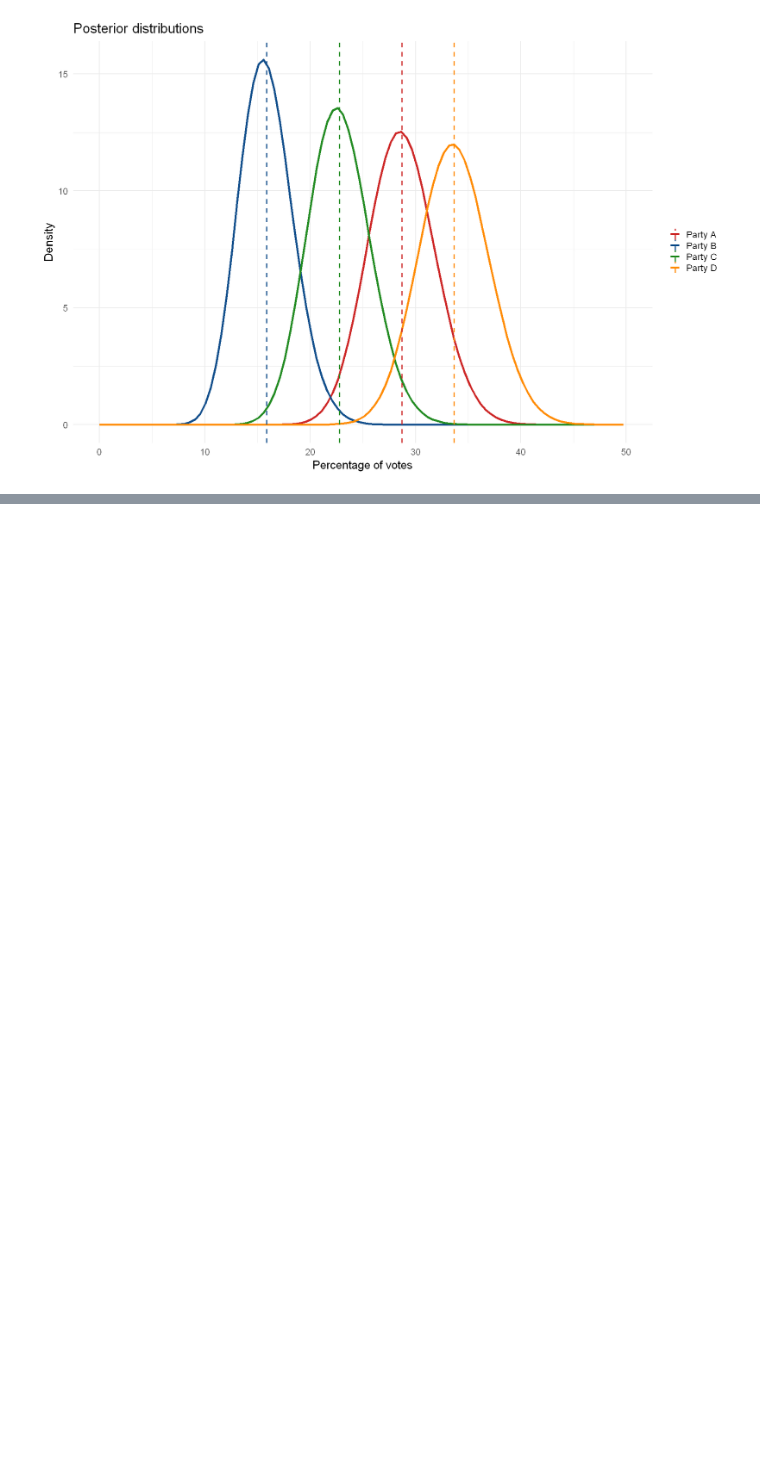
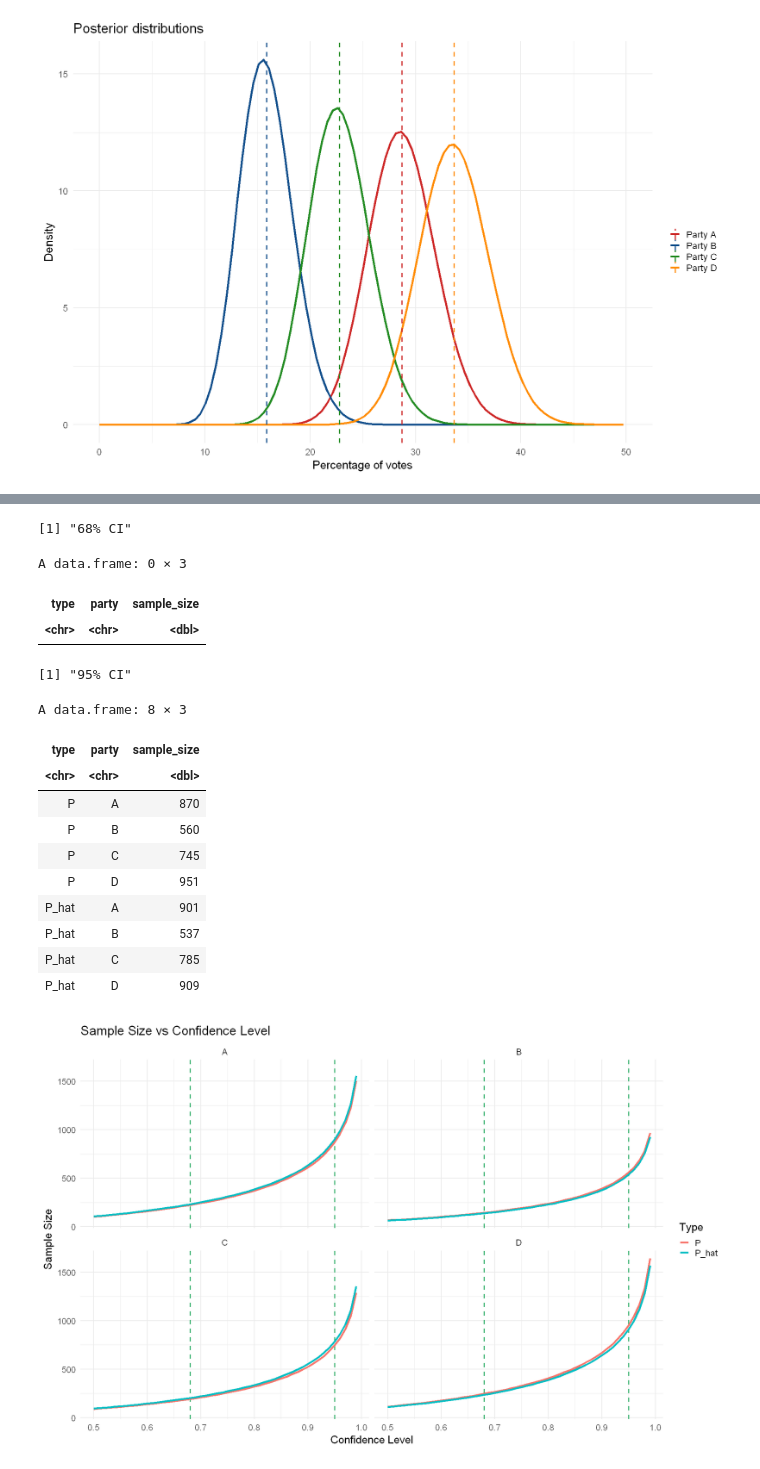
Before and after one commit to Berto70/advstat, a Jupyter notebook: ex3/Bertinelli_Gabriele_Rlab03.ipynb, the cells around one changed output, grey strips where cells are left out. Drawn from its saved outputs; the diff is of its cells as text; code cells hidden in the pictures; blank space fills up the shorter version.

```diff
--- a/ex3/Bertinelli_Gabriele_Rlab03.ipynb
+++ b/ex3/Bertinelli_Gabriele_Rlab03.ipynb
@@ -540,0 +560,71 @@ dir.plot
+# %%
+# Functions to calculate sample size for proportion estimation
+sample.size.approx <- function(p, margin_of_error = d, confidence_level = confidence_level) {
+
+  z <- qnorm((1 + confidence_level) / 2)  # Calculate z-score
+  n <- (z^2 * p * (1 - p)) / margin_of_error^2
+
+  return(ceiling(n))
+
+}
+
+# Initial proportions
+proportions <- c(A = 57/200, B = 31/200, C = 45/200, D = 67/200)
+
+p.hat <- c(A = exp.val[1]/100, B = exp.val[2]/100, C = exp.val[3]/100, D = exp.val[4]/100)
+
+margin_of_error <- 0.03  # ±3%
+
+confidence_levels <- seq(0.5, 0.99, by = 0.01)  # Different values for confidence level
+
+sample.sizes.in <- sapply(confidence_levels, function(cl) sapply(proportions, function(p) sample.size.approx(p, margin_of_error, cl)))
+sample.sizes.phat <- sapply(confidence_levels, function(cl) sapply(p.hat, function(p) sample.size.approx(p, margin_of_error, cl)))
+
+sample.sizes.in.df <- data.frame(confidence_level = rep(confidence_levels, each = 4),
+                               party = rep(names(proportions), times = length(confidence_levels)),
+                               sample_size = as.vector(sample.sizes.in))
+
+sample.sizes.phat.df <- data.frame(confidence_level = rep(confidence_levels, each = 4),
+                                    party = rep(names(p.hat), times = length(confidence_levels)),
+                                    sample_size = as.vector(sample.sizes.phat))
+
+combined.df <- rbind(sample.sizes.in.df, sample.sizes.phat.df)
+combined.df$type <- rep(c("P", "P_hat"), each = nrow(combined.df) / 2)
+
+options(repr.plot.width = 16, repr.plot.height = 10)
+
+sample.sizes.plot <- ggplot(combined.df, aes(x = confidence_level, y = sample_size, color = type)) +
+	geom_vline(xintercept = c(0.68, 0.95), linetype = "dashed", color='mediumseagreen', lwd=1) +
+	geom_line(lwd=1.5) +
+	facet_wrap(~party)+
+	labs(title = "Sample Size vs Confidence Level",
+		x = "Confidence Level",
+		y = "Sample Size",
+		color = "Type") +
+	theme_minimal(base_size = 18)
+
+sample.sizes.plot
+
+print("68% CI")
+combined.df %>% filter(confidence_level == 0.68) %>% select(type, party, sample_size)
+
+print("95% CI")
+combined.df %>% filter(confidence_level == 0.95) %>% select(type, party, sample_size)
+# %% [output]
+[1] "68% CI"
+A data.frame: 0 × 3
+| type | party | sample_size |
+| <chr> | <chr> | <dbl> |
+[1] "95% CI"
+A data.frame: 8 × 3
+| type | party | sample_size |
+| <chr> | <chr> | <dbl> |
+| P | A | 870 |
+| P | B | 560 |
+| P | C | 745 |
+| P | D | 951 |
+| P_hat | A | 901 |
+| P_hat | B | 537 |
+| P_hat | C | 785 |
+| P_hat | D | 909 |
+[figure, added]
```
Also changed, not shown: parts of 8 cells of this notebook.
